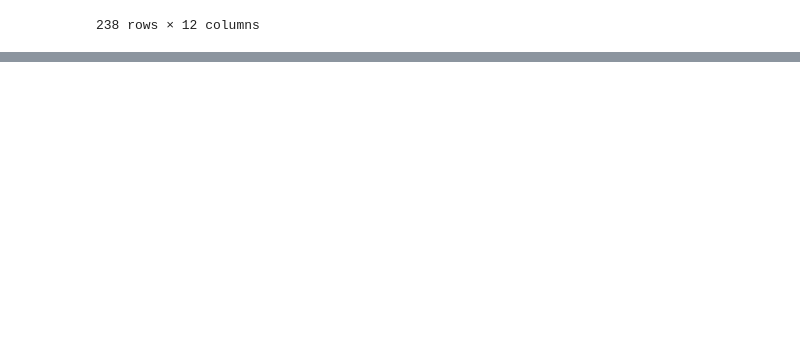
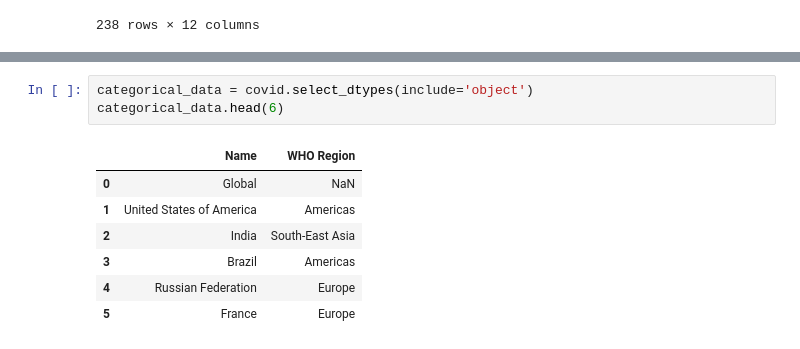
Before and after one commit to Cemputus/DSC1101-Data_Analysis_projects, a Jupyter notebook: covidfinal.ipynb, the cells around one changed output, grey strips where cells are left out. Drawn from its saved outputs; the diff is of its cells as text; blank space fills up the shorter version.

```diff
--- a/covidfinal.ipynb
+++ b/covidfinal.ipynb
@@ -46,3 +46,14 @@ covid.tail()
 | 235 | Tonga | Western Pacific | 0 | 0.0 | 0 | ... |
 | 236 | Turkmenistan | Europe | 0 | 0.0 | 0 | ... |
 | 237 | Tuvalu | Western Pacific | 0 | 0.0 | 0 | ... |
+# %%
+categorical_data = covid.select_dtypes(include='object')
+categorical_data.head(6)
+# %% [output]
+|  | Name | WHO Region |
+| 0 | Global | NaN |
+| 1 | United States of America | Americas |
+| 2 | India | South-East Asia |
+| 3 | Brazil | Americas |
+| 4 | Russian Federation | Europe |
+| 5 | France | Europe |
```
Also changed, not shown: parts of 6 cells of this notebook.
